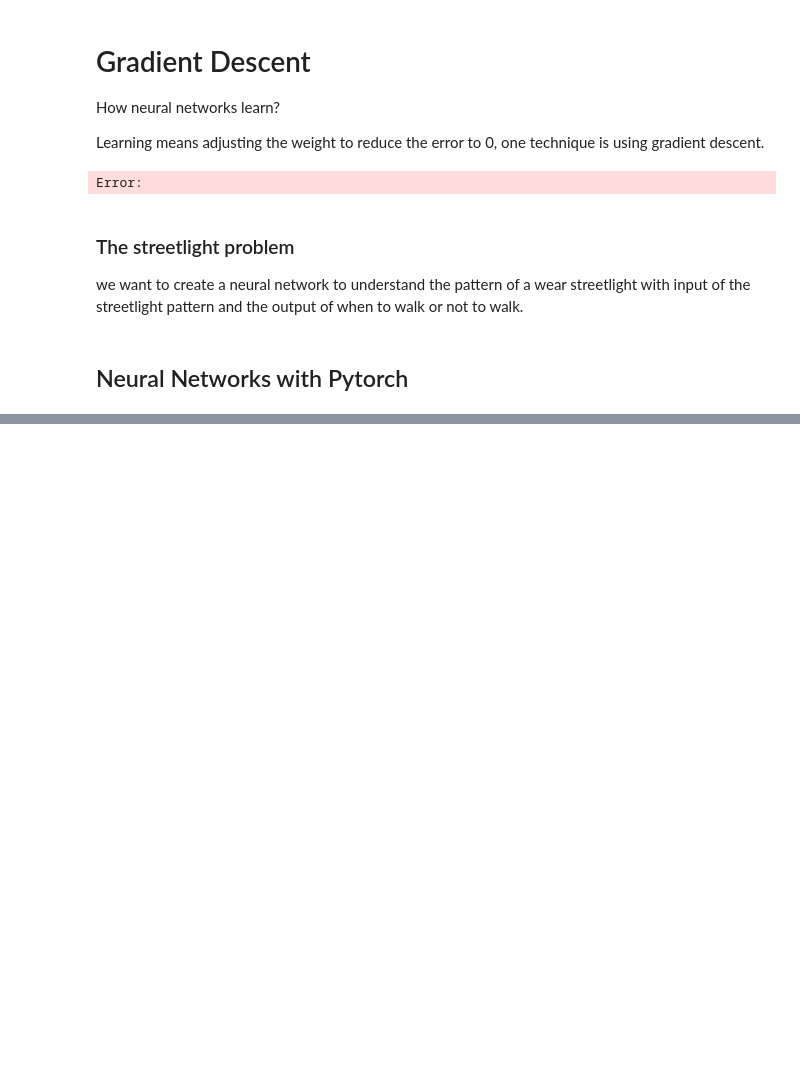
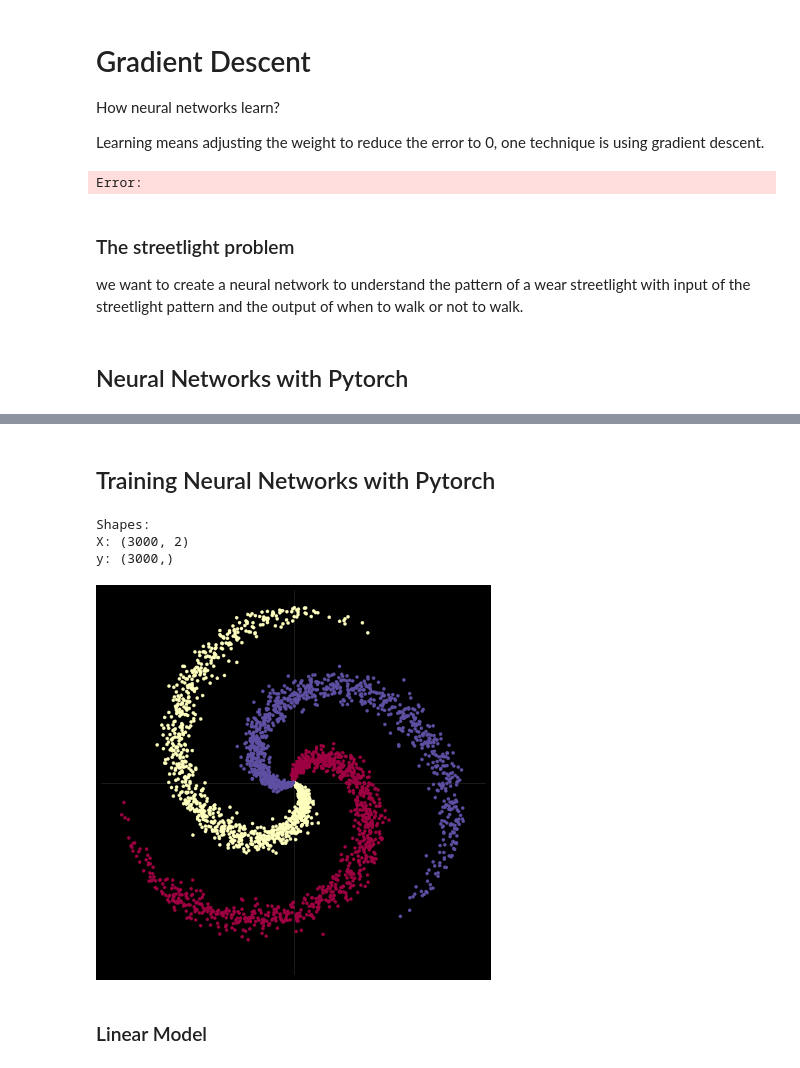
Before and after one commit to alefram/notebooks, a Jupyter notebook: Neural_networks.ipynb, the cells around one changed output, grey strips where cells are left out. Saved outputs shown, nothing was run; the diff lists cells and outputs as text; code cells hidden in the pictures; blank space fills up the shorter version.

```diff
--- a/Neural_networks.ipynb
+++ b/Neural_networks.ipynb
@@ -622,0 +625,2 @@ print("output",out)
+# %% [markdown]
+## Training Neural Networks with Pytorch
@@ -622,0 +666,50 @@ print("output",out)
+# %%
+set_default(dpi=50)
+
+# Create the data
+seed = 12345
+random.seed(seed)
+torch.manual_seed(seed)
+N = 1000  # num_samples_per_class
+D = 2  # dimensions
+C = 3  # num_classes
+H = 100  # num_hidden_units
+
+X = torch.zeros(N * C, D)
+y = torch.zeros(N * C, dtype=torch.long)
+
+for c in range(C):
+    index = 0
+    t = torch.linspace(0, 1, N)
+    # When c = 0 and t = 0: start of linspace
+    # When c = 0 and t = 1: end of linpace
+    # This inner_var is for the formula inside sin() and cos() like sin(inner_var) and cos(inner_Var)
+    inner_var = torch.linspace(
+        # When t = 0
+        (2 * math.pi / C) * (c),
+        # When t = 1
+        (2 * math.pi / C) * (2 + c),
+        N
+    ) + torch.randn(N) * 0.2
+
+    for ix in range(N * c, N * (c + 1)):
+        X[ix] = t[index] * torch.FloatTensor((
+            math.sin(inner_var[index]), math.cos(inner_var[index])
+        ))
+        y[ix] = c
+        index += 1
+
+print("Shapes:")
+print("X:", tuple(X.size()))
+print("y:", tuple(y.size()))
+# %% [output]
+Shapes:
+X: (3000, 2)
+y: (3000,)
+# %%
+# visualise the data
+plot_data(X, y)
+# %% [output]
+[figure, added]
+# %% [markdown]
+### Linear Model
```
Also changed, not shown: parts of 7 cells of this notebook, 7 other files.
